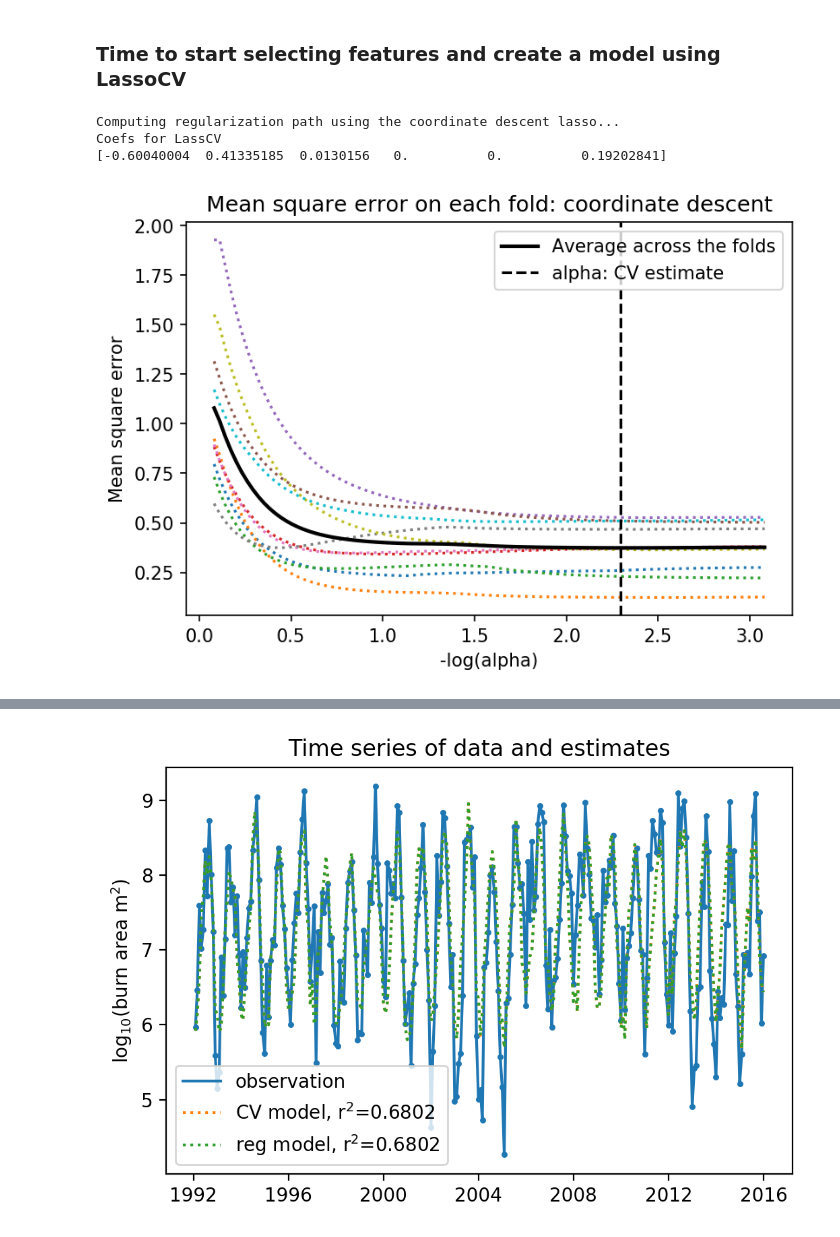
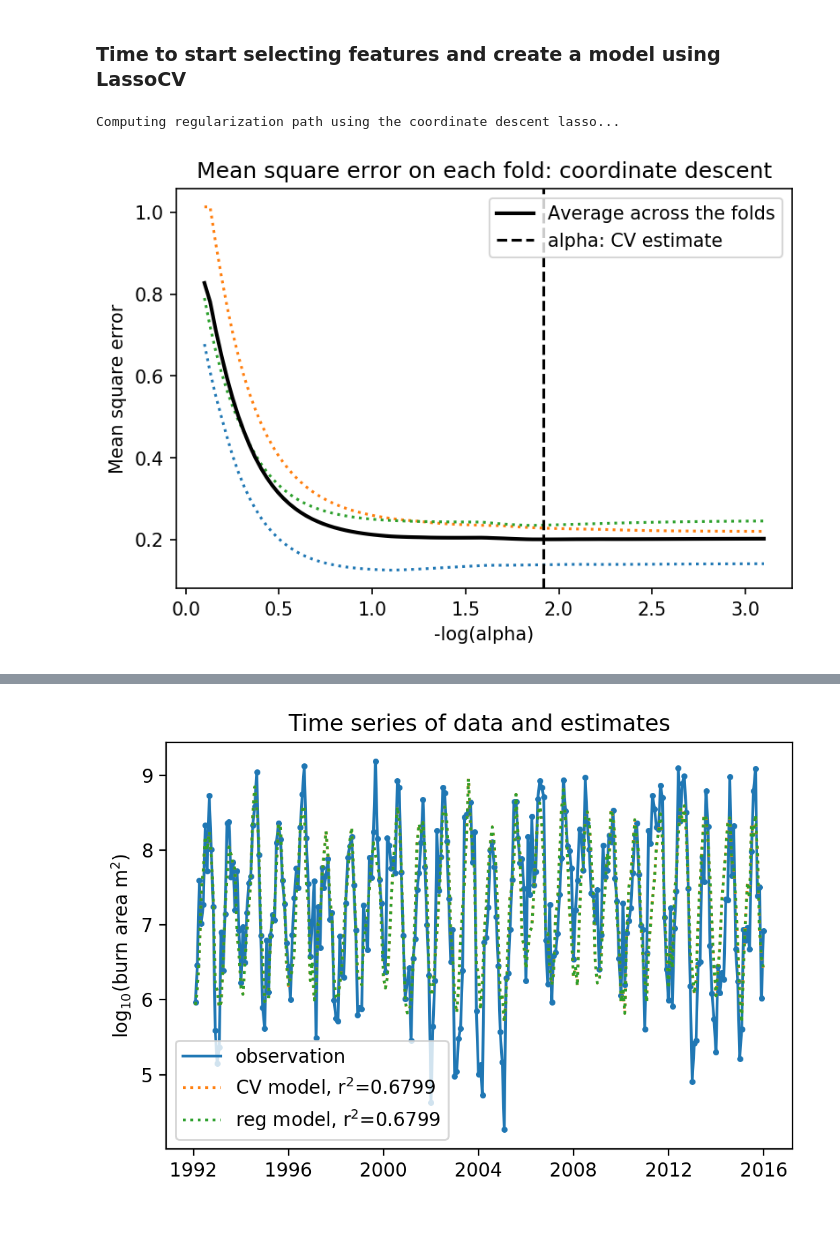
Before and after one commit to stevenjoelbrey/metSpread, a Jupyter notebook: Python/burn_area_met_selector.ipynb, the cells around one changed output, grey strips where cells are left out. Drawn from its saved outputs; the diff is of its cells as text; code cells hidden in the pictures.

```diff
--- a/Python/burn_area_met_selector.ipynb
+++ b/Python/burn_area_met_selector.ipynb
@@ -89,0 +111,24 @@ plt.show()
+# %%
+# Sum the burn area in the chosen domain
+y = np.sum(BA, axis=(1,2,3)) # just y, implicit all land cover burn areas
+y_forest = np.sum(BA[:,:,:, LC_forest], axis=(1,2,3))
+y_grass = np.sum(BA[:,:,:, LC_grass], axis=(1,2,3))
+
+# perform a log10 transformation of the burn area in order to maximize
+# utility of linear models
+ylog = np.log10(y)
+
+# Create a dataframe of values related to burn area
+# NOTE: Do we really not the log10 of burn area here???????
+BA_df = pd.DataFrame({"date":t_fire, "year":t_fire.year, "month":t_fire.month, "BA_m2":y})
+
+plt.figure(figsize=(10,5), dpi=150)
+plt.plot(t_fire, ylog, label="all burn area")
+plt.plot(t_fire, np.log10(y_forest), label="forest burn area")
+plt.plot(t_fire, np.log10(y_grass), label="grass burn area")
+#plt.scatter(t_fire, ylog, c=BA_df['month'])
+#plt.colorbar(label="month")
+plt.legend()
+plt.ylabel("log$_{10}$(Burn Area [m$^{2}$])")
+plt.title("Monthly FPA FOD Wildfire Burn Area (Y)")
+plt.show()
@@ -202,48 +261,33 @@ plt.show()
 # Compute paths
 # NOTE: So if you're concerned that your model is too overfit and won't generalize well,
 # NOTE: you can always crank up alpha; the coefficients will drop, and the resulting
 # NOTE: model will be less overfit.
 
 # LassoCV tries to find the best alpha value for you.
 
 print("Computing regularization path using the coordinate descent lasso...")
 # cv sets the number of folds. None makes 3-fold cross-validation
-model = LassoCV(cv=10,max_iter = 100000, tol=0.00001).fit(Z, ylog)
-
-print "Coefs for LassCV"
-print model.coef_
-
-# Use the selected alpha_ from "model" as a starting point, and figure out
-# what alpha sets  coefs for R1-R3 are zero.
-#coefs = model.coef_ #np.zeros(len(model.coef_))+1.
-alpha = model.alpha_ #0.00001 # Start with a small alpha, but one that is not dangerouslu small.
-#while coefs[4] < 0: #or coefs[2] > 0 or coefs[3]:
-reg_model = Lasso(alpha=alpha).fit(Z, ylog)
-   # coefs = reg_model.coef_
-    #alpha = alpha + 0.000001
-
+model = LassoCV(cv=3, max_iter = 100000, tol=0.00001).fit(Z, ylog)
 
 def plot_MSE(model):
     # Display results
     m_log_alphas = -np.log10(model.alphas_)
 
     plt.figure(dpi=150)
     plt.plot(m_log_alphas, model.mse_path_, ':')
     plt.plot(m_log_alphas, model.mse_path_.mean(axis=-1), 'k',
              label='Average across the folds', linewidth=2)
     plt.axvline(-np.log10(model.alpha_), linestyle='--', color='k',
                 label='alpha: CV estimate')
     plt.legend()
     plt.xlabel('-log(alpha)')
     plt.ylabel('Mean square error')
     plt.title('Mean square error on each fold: coordinate descent')
     plt.axis('tight')
     plt.show()
 
 plot_MSE(model)
 # %% [output]
 Computing regularization path using the coordinate descent lasso...
-Coefs for LassCV
-[-0.60040004  0.41335185  0.0130156   0.          0.          0.19202841]
-[figure, old version]
+[figure, new version]
 # %% [markdown]
```
Also changed, not shown: parts of 29 cells of this notebook, 2 other files.
